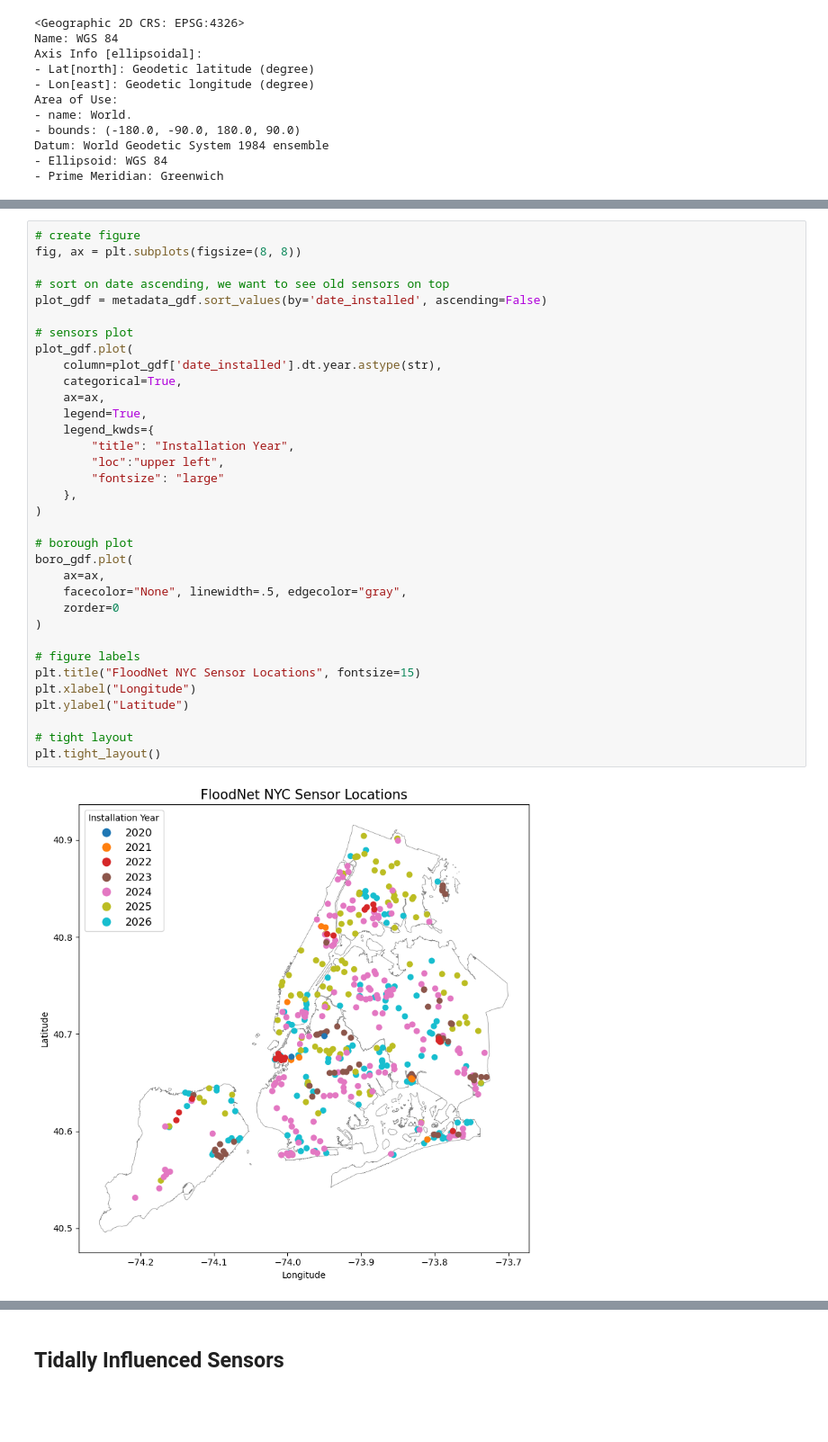
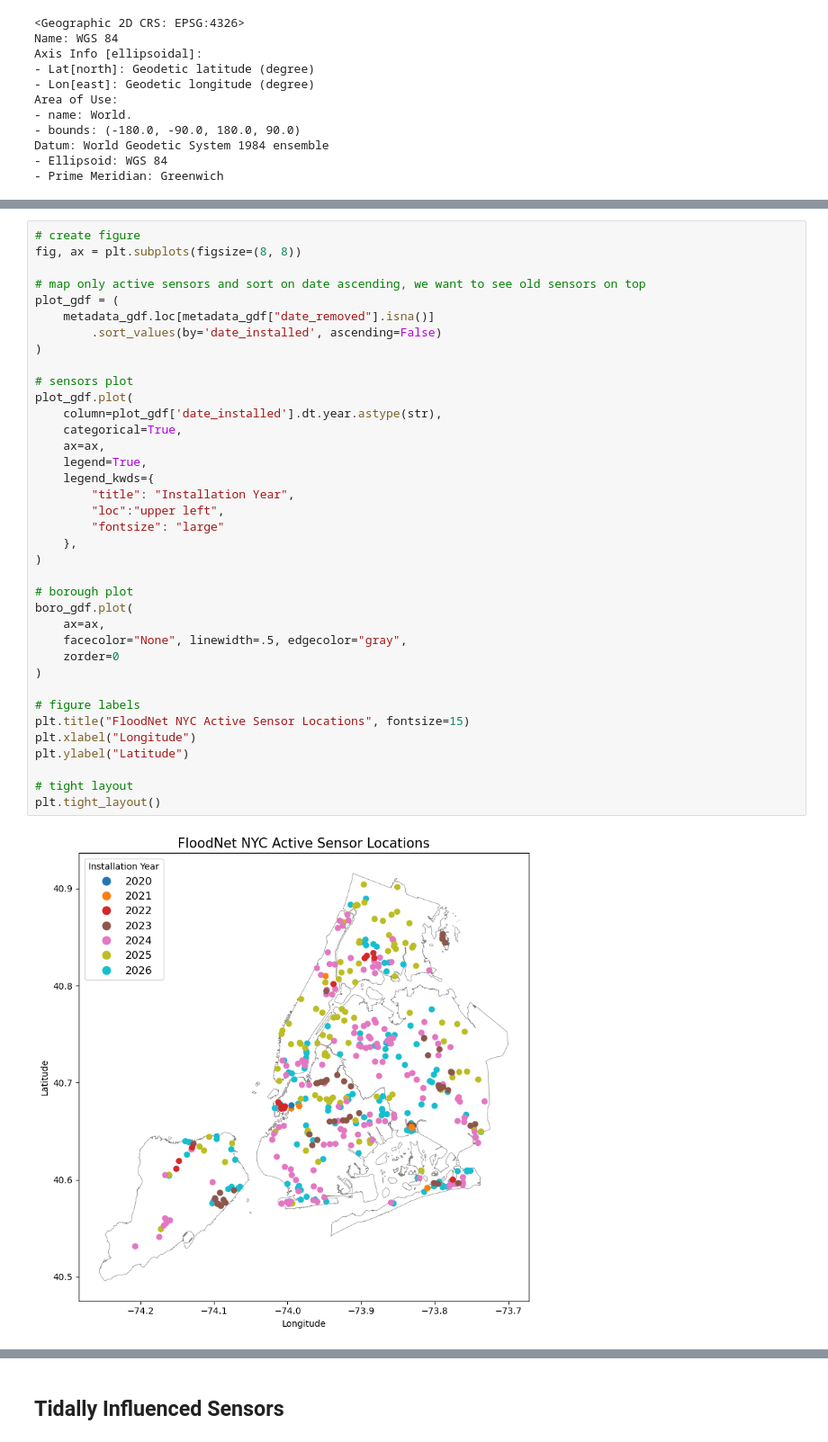
Before and after one commit to mebauer/floodnet-nyc-tutorial, a Jupyter notebook: 01-load-inspect.ipynb, the cells around one changed output, grey strips where cells are left out. Shown at 90% size. Drawn from its saved outputs; the diff is of its cells as text; blank space fills up the shorter version.

```diff
--- a/01-load-inspect.ipynb
+++ b/01-load-inspect.ipynb
@@ -508,38 +510,41 @@ Name: geometry, dtype: geometry
 # create figure
 fig, ax = plt.subplots(figsize=(8, 8))
 
-# sort on date ascending, we want to see old sensors on top
-plot_gdf = metadata_gdf.sort_values(by='date_installed', ascending=False)
+# map only active sensors and sort on date ascending, we want to see old sensors on top
+plot_gdf = (
+    metadata_gdf.loc[metadata_gdf["date_removed"].isna()]
+        .sort_values(by='date_installed', ascending=False)
+)
 
 # sensors plot
 plot_gdf.plot(
     column=plot_gdf['date_installed'].dt.year.astype(str),
     categorical=True,
     ax=ax,
     legend=True,
     legend_kwds={
         "title": "Installation Year",
         "loc":"upper left",
         "fontsize": "large"
     },
 )
 
 # borough plot
 boro_gdf.plot(
     ax=ax,
     facecolor="None", linewidth=.5, edgecolor="gray",
     zorder=0
 )
 
 # figure labels
-plt.title("FloodNet NYC Sensor Locations", fontsize=15)
+plt.title("FloodNet NYC Active Sensor Locations", fontsize=15)
 plt.xlabel("Longitude")
 plt.ylabel("Latitude")
 
 # tight layout
 plt.tight_layout()
 # %% [output]
-[figure, old version]
+[figure, new version]
 # %%
 # tighter view per borough
 
```
Also changed, not shown: parts of 41 cells of this notebook, 3 other files.
